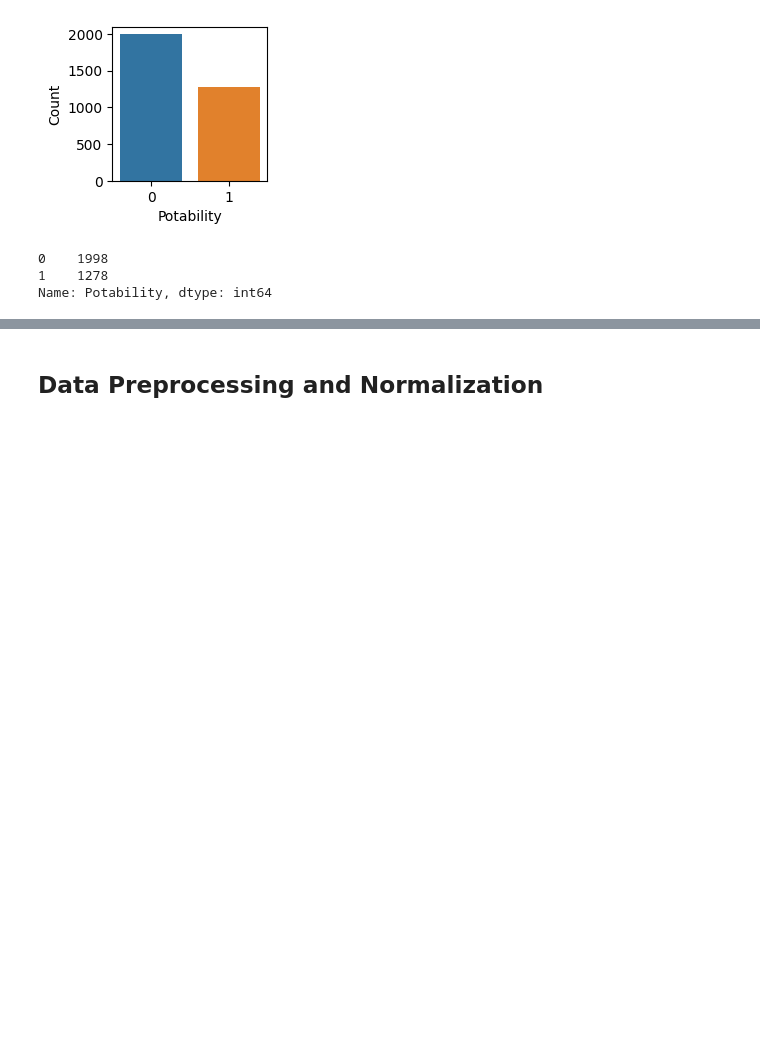
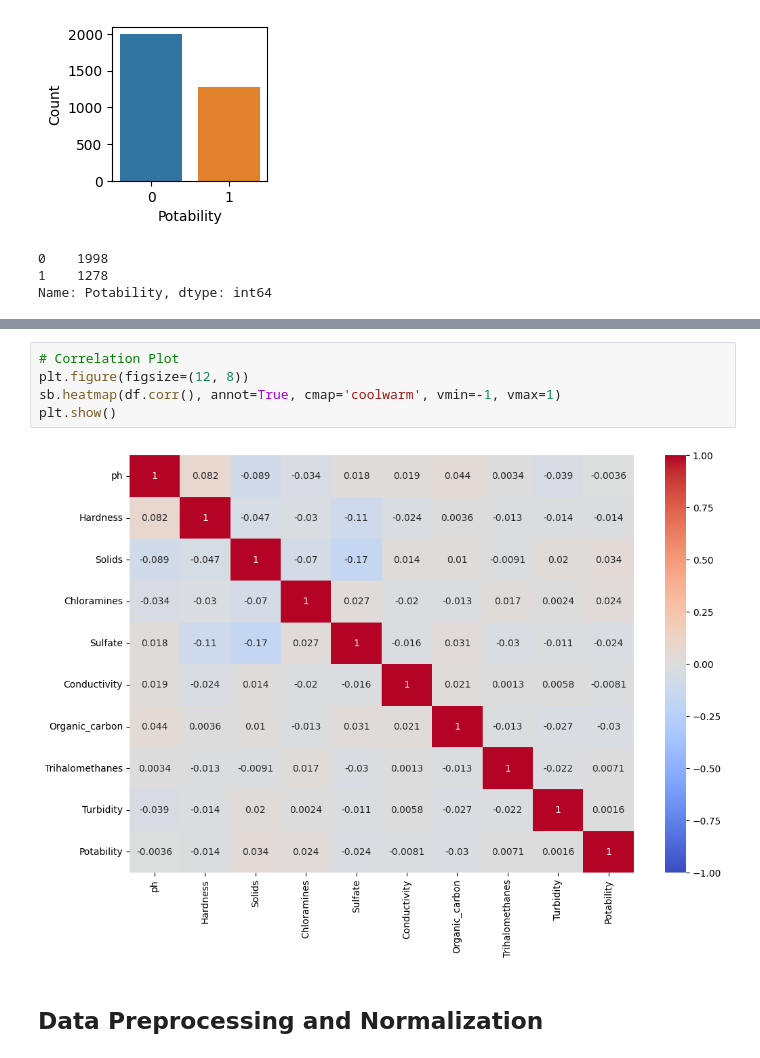
Before and after one commit to TZajas/CS4287-MLP-Project, a Jupyter notebook: CS4287_Prj1_20278748_20251874.ipynb, the cells around one changed output, grey strips where cells are left out. Drawn from its saved outputs; the diff is of its cells as text; blank space fills up the shorter version.

```diff
--- a/CS4287_Prj1_20278748_20251874.ipynb
+++ b/CS4287_Prj1_20278748_20251874.ipynb
@@ -91,3 +99,10 @@ plt.show()
+# %%
+# Correlation Plot
+plt.figure(figsize=(12, 8))
+sb.heatmap(df.corr(), annot=True, cmap='coolwarm', vmin=-1, vmax=1)
+plt.show()
+# %% [output]
+[figure, added]
 # %% [markdown]
 ## Data Preprocessing and Normalization
 # %%
```
Also changed, not shown: parts of 12 cells of this notebook.
